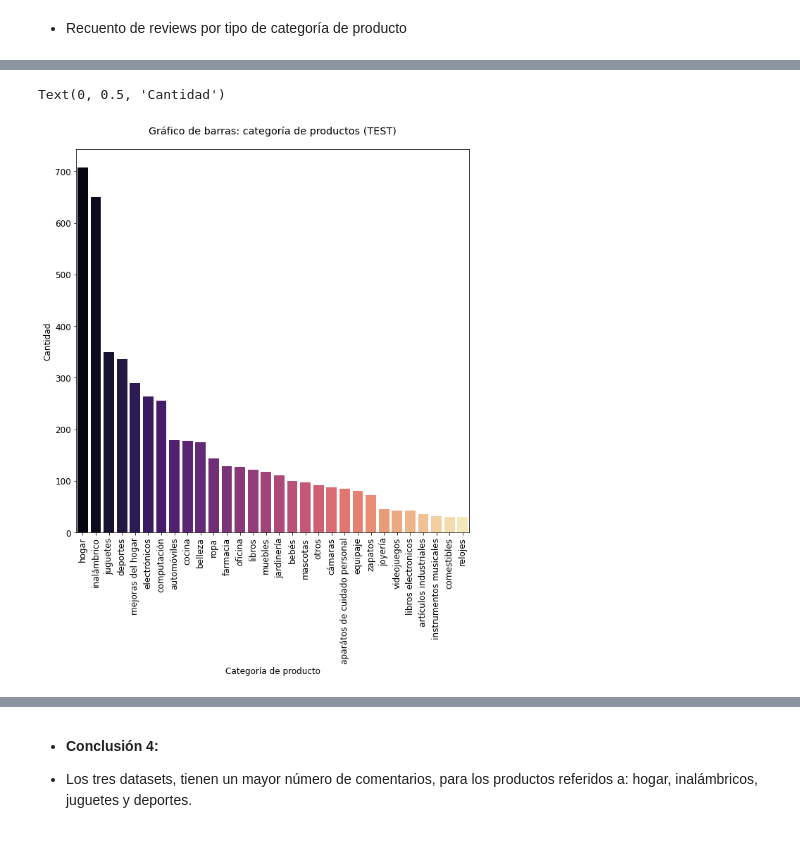
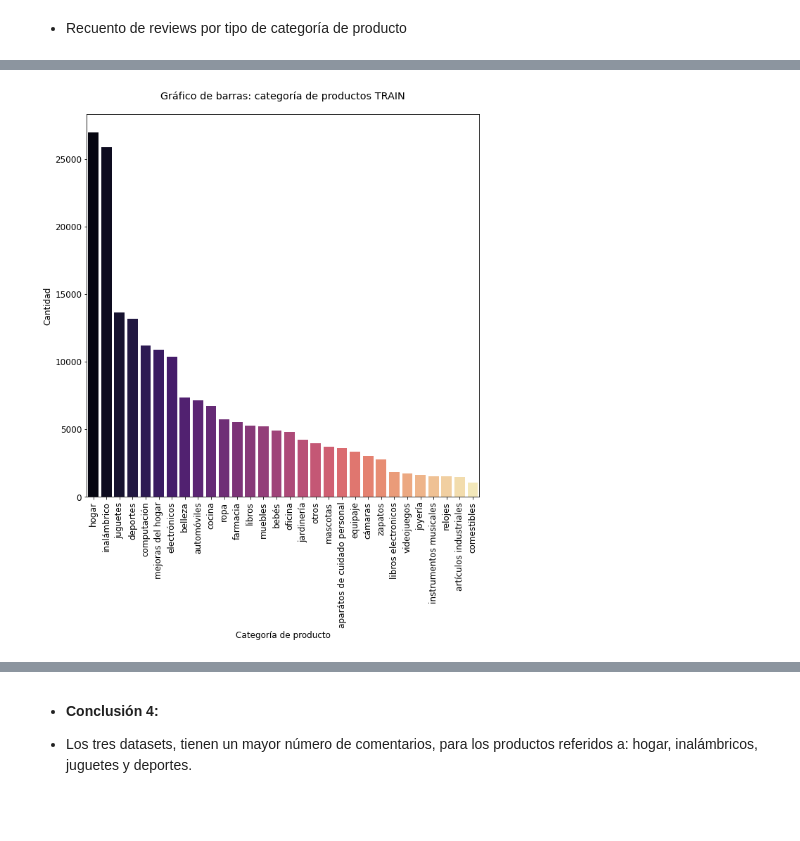
Before and after one commit to victoriacabodevila/proyecto_3, a Jupyter notebook: DS_Proyecto_03_NLP.ipynb, the cells around one changed output, grey strips where cells are left out. Drawn from its saved outputs; the diff is of its cells as text; code cells hidden in the pictures.

```diff
--- a/DS_Proyecto_03_NLP.ipynb
+++ b/DS_Proyecto_03_NLP.ipynb
@@ -314,11 +310,12 @@ dataset_test_es['product_category'].replace(dictionary, inplace = True)
 # %% [markdown]
 - Recuento de reviews por tipo de categoría de producto
 # %%
-#Recuento para el dataset TRAIN
-plt.figure(figsize = (10,10))
-sns.countplot(data = dataset_train_es, x = 'product_category', order = dataset_train_es['product_category'].value_counts().index, palette = 'magma')
-plt.xticks(rotation = 90, fontsize = 'large')
-plt.yticks(fontsize = 'large')
-plt.title ('Gráfico de barras: categoría de productos (TRAIN)\n', fontsize = 'x-large')
-plt.xlabel('Categoría de producto', fontsize = 'large')
-plt.ylabel('Cantidad', fontsize = 'large')
+#Función para hacer el recuento por categoría de producto
+def rev_product_category(dataset, data):
+    plt.figure(figsize = (10,10))
+    sns.countplot(data = dataset, x = 'product_category', order = dataset['product_category'].value_counts().index, palette = 'magma')
+    plt.xticks(rotation = 90, fontsize = 'large')
+    plt.yticks(fontsize = 'large')
+    plt.title(f'Gráfico de barras: categoría de productos {data}\n', fontsize = 'x-large')
+    plt.xlabel('Categoría de producto', fontsize = 'large')
+    plt.ylabel('Cantidad', fontsize = 'large')
@@ -340,12 +322,5 @@ Text(0, 0.5, 'Cantidad')
-# %%
-#Recuento para el dataset TEST
-plt.figure(figsize = (10,10))
-sns.countplot(data = dataset_test_es, x = 'product_category', order = dataset_test_es['product_category'].value_counts().index, palette = 'magma')
-plt.xticks(rotation = 90, fontsize = 'large')
-plt.yticks(fontsize = 'large')
-plt.title ('Gráfico de barras: categoría de productos (TEST)\n', fontsize = 'x-large')
-plt.xlabel('Categoría de producto', fontsize = 'large')
-plt.ylabel('Cantidad', fontsize = 'large')
-# %% [output]
-Text(0, 0.5, 'Cantidad')
-[figure, removed]
+# %%
+#Recuento para el dataset TRAIN
+rev_product_category (dataset_train_es, 'TRAIN')
+# %% [output]
+[figure, added]
```
Also changed, not shown: parts of 51 cells of this notebook.
